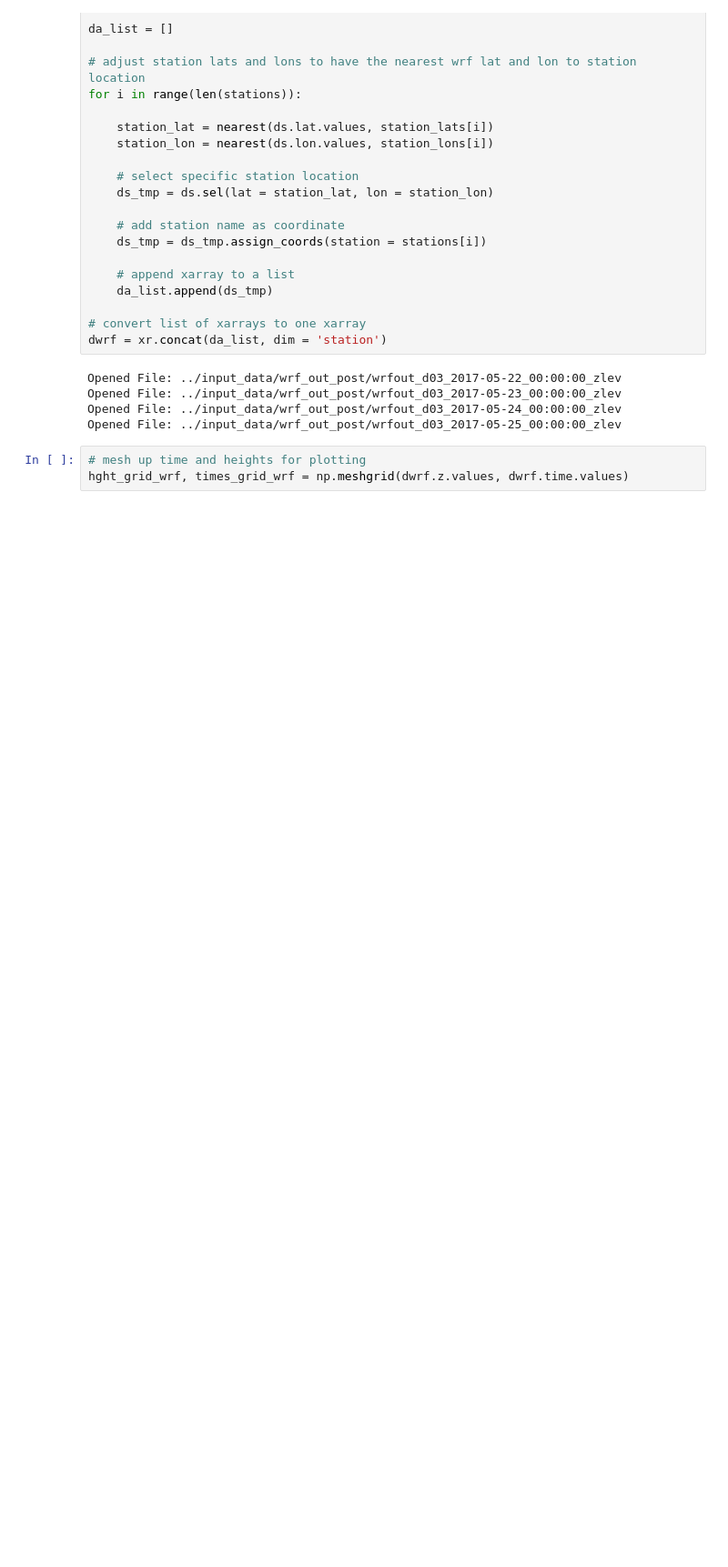
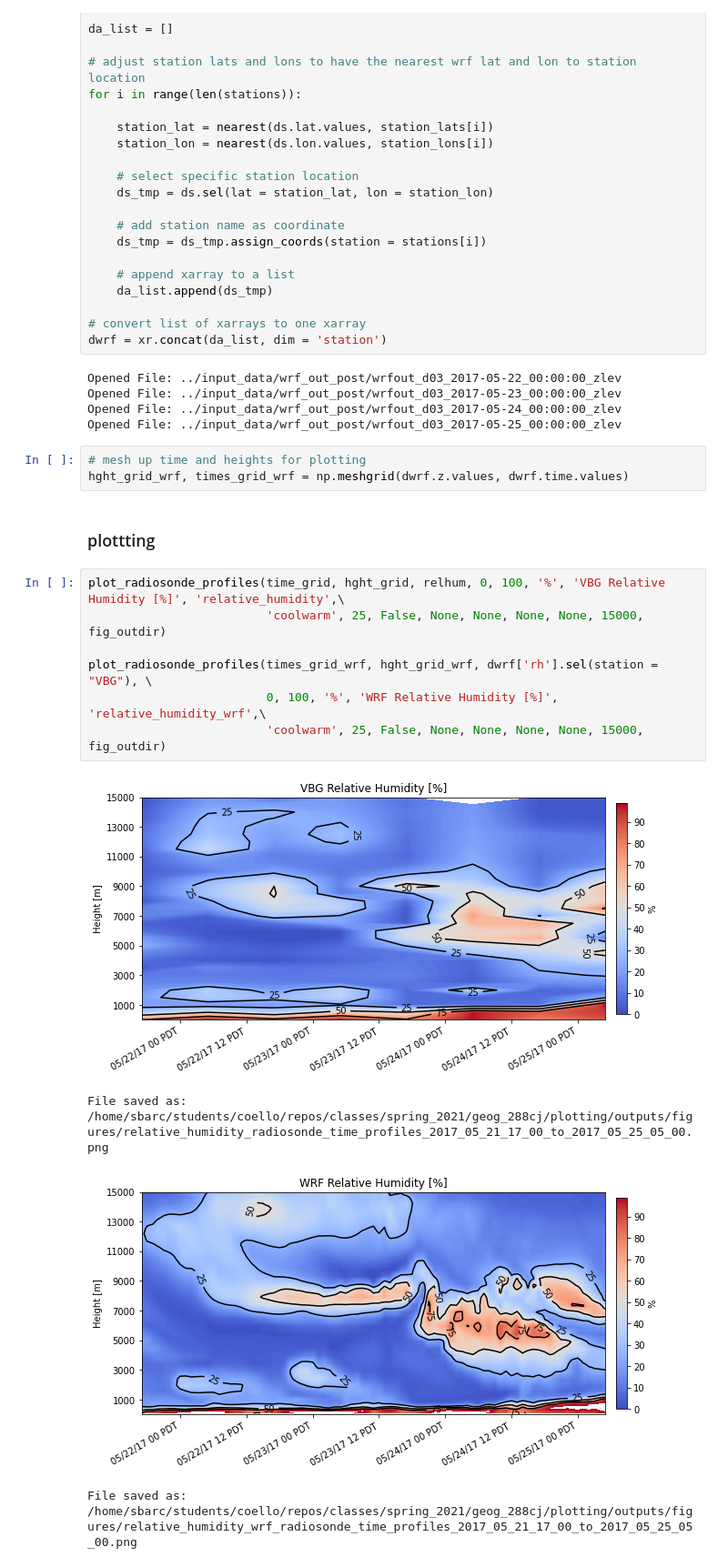
Before and after one commit to mmcoello/spring_2021, a Jupyter notebook: geog_288cj/plotting/analysis/radiosonde_time_profiles.ipynb, the cells around one changed output. Shown at 91% size. Drawn from its saved outputs; the diff is of its cells as text; blank space fills up the shorter version.

```diff
--- a/geog_288cj/plotting/analysis/radiosonde_time_profiles.ipynb
+++ b/geog_288cj/plotting/analysis/radiosonde_time_profiles.ipynb
@@ -312,3 +292,17 @@ Opened File: ../input_data/wrf_out_post/wrfout_d03_2017-05-25_00:00:00_zlev
 # %%
 # mesh up time and heights for plotting
 hght_grid_wrf, times_grid_wrf = np.meshgrid(dwrf.z.values, dwrf.time.values)
+# %% [markdown]
+### plottting
+# %%
+plot_radiosonde_profiles(time_grid, hght_grid, relhum, 0, 100, '%', 'VBG Relative Humidity [%]', 'relative_humidity',\
+                         'coolwarm', 25, False, None, None, None, None, 15000, fig_outdir)
+
+plot_radiosonde_profiles(times_grid_wrf, hght_grid_wrf, dwrf['rh'].sel(station = "VBG"), \
+                         0, 100, '%', 'WRF Relative Humidity [%]', 'relative_humidity_wrf',\
+                         'coolwarm', 25, False, None, None, None, None, 15000, fig_outdir)
+# %% [output]
+[figure, added]
+File saved as: /home/sbarc/students/coello/repos/classes/spring_2021/geog_288cj/plotting/outputs/figures/relative_humidity_radiosonde_time_profiles_2017_05_21_17_00_to_2017_05_25_05_00.png
+[figure, added]
+File saved as: /home/sbarc/students/coello/repos/classes/spring_2021/geog_288cj/plotting/outputs/figures/relative_humidity_wrf_radiosonde_time_profiles_2017_05_21_17_00_to_2017_05_25_05_00.png
```
Also changed, not shown: parts of 7 cells of this notebook, 25 other files.
